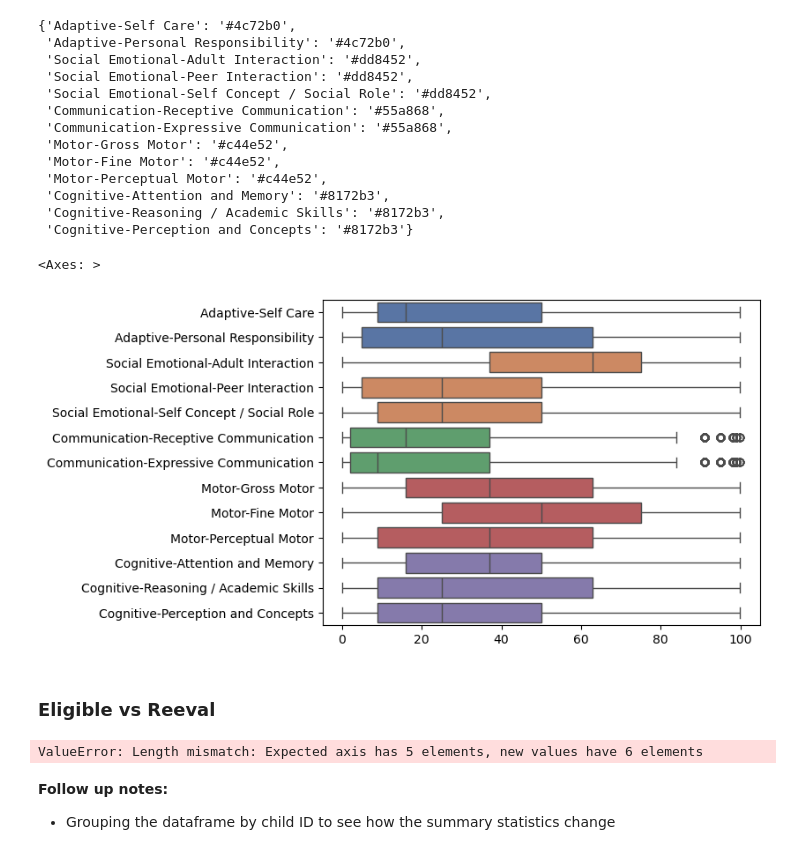
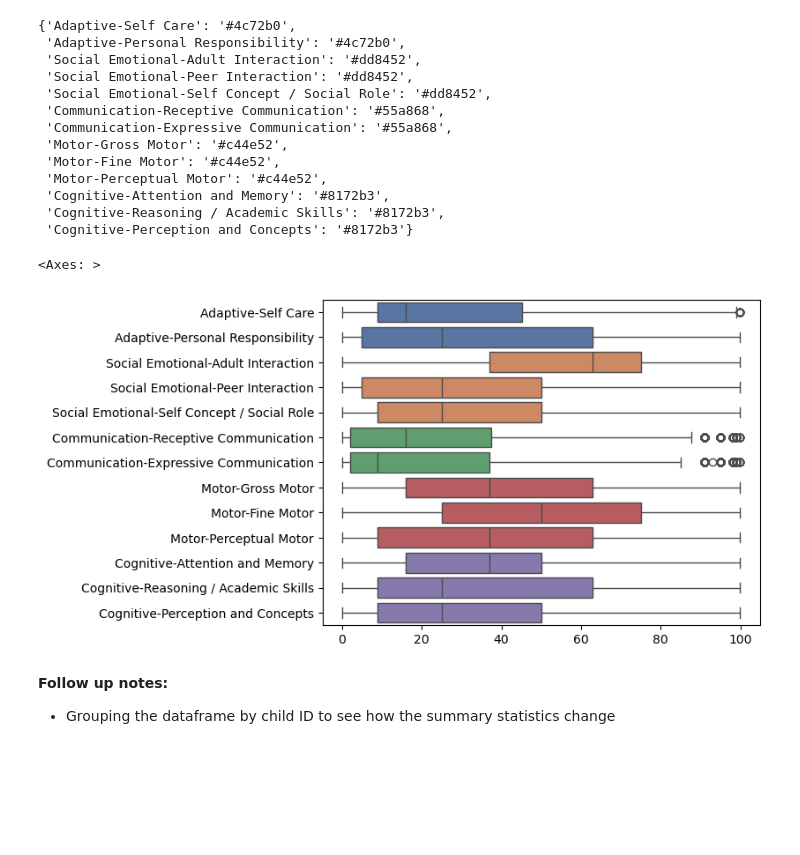
Before and after one commit to NSS-Data-Analytics-Cohort-17/partner-project-japan, a Jupyter notebook: mbutera_eda.ipynb, the cells around one changed output. Drawn from its saved outputs; the diff is of its cells as text; code cells hidden in the pictures; blank space fills up the shorter version.

```diff
--- a/mbutera_eda.ipynb
+++ b/mbutera_eda.ipynb
@@ -66,6 +66,9 @@ for dom in domains.keys():
     # Fixing incorrect RDI values
     child_df[f'{dom} RDI'] = child_df[f'{dom} RDI'].astype(str).str.replace(r'\d{4}-(\d{2})-.*',r'\1',regex=True)
     child_df[f'{dom} RDI'] = child_df[f'{dom} RDI'].str.replace(r'^(\d{2})$',r'\1/90',regex=True)
+
+child_df['BDI-3 Total Percentile Rank'] = child_df['BDI-3 Total Percentile Rank'].replace('<0.1', 0.01)
+child_df['BDI-3 Total Percentile Rank'] = child_df['BDI-3 Total Percentile Rank'].replace('>99.9', 99.99)
 # %% [markdown]
 ### 1. In which domains (and sub-domains) are children performing highest and lowest?
 # %%
@@ -76,7 +79,10 @@ import matplotlib.pyplot as plt
 columns = child_df.columns.tolist()
 # %%
 domPR_col = [col for col in columns if re.match(r'.*Percentile Rank', col)]
-domPR_col.remove('BDI-3 Total Percentile Rank')
-domPR_df = child_df[domPR_col]
+domPR_df = child_df[['child_id'] + domPR_col]
 
-domPR_df.columns = ['Adaptive', 'Social-Emotional', 'Communication', 'Motor', 'Cognitive']
+domPR_col = list(domains.keys())
+for dom in domains.keys():
+    domPR_df = domPR_df.rename(columns = {f'{dom} Percentile Rank': f'{dom}'})
+
+domPR_df = domPR_df.rename(columns = {'BDI-3 Total Percentile Rank': 'BDI-3 Total'})
@@ -112,8 +121,11 @@ sns.boxplot(domPR_df, orient='h', palette=colormap)
 # %%
 subdomPR_col = [col for col in columns if re.match(r'.*PR', col)]
-subdomPR_df = child_df[subdomPR_col]
+subdomPR_df = child_df[['child_id'] + subdomPR_col + ['BDI-3 Total Percentile Rank']]
 
-subdomPR_df.columns = [re.sub(r'\sPR$', '', col) for col in subdomPR_col]
+subdomPR_col = [re.sub(r'\sPR$', '', col) for col in subdomPR_col]
+subdomPR_df.columns = ['child_id'] + subdomPR_col + ['BDI-3 Total']
+# %%
+subdomPR_df = subdomPR_df.groupby('child_id').mean()
 # %%
 subcolormap = {}
 for col in subdomPR_df.columns:
@@ -138,9 +150,7 @@ subcolormap
  'Cognitive-Reasoning / Academic Skills': '#8172b3',
  'Cognitive-Perception and Concepts': '#8172b3'}
 # %%
-sns.boxplot(subdomPR_df, orient='h',palette=subcolormap)
+sns.boxplot(subdomPR_df[subdomPR_col], orient='h',palette=subcolormap)
 # %% [output]
 <Axes: >
-[figure, old version]
+[figure, new version]
-# %% [markdown]
-### Eligible vs Reeval
@@ -155,5 +156,0 @@ reeval_domPR_df = child_reeval_df[domPR_col]
-# %%
-elig_domPR_df.columns = ['Adaptive', 'Social-Emotional', 'Communication', 'Motor', 'Cognitive', 'BDI-3 Total']
-reeval_domPR_df.columns = ['Adaptive', 'Social-Emotional', 'Communication', 'Motor', 'Cognitive', 'BDI-3 Total']
-# %% [output]
-ValueError: Length mismatch: Expected axis has 5 elements, new values have 6 elements
```
Also changed, not shown: parts of 58 cells of this notebook, 1 other file.
